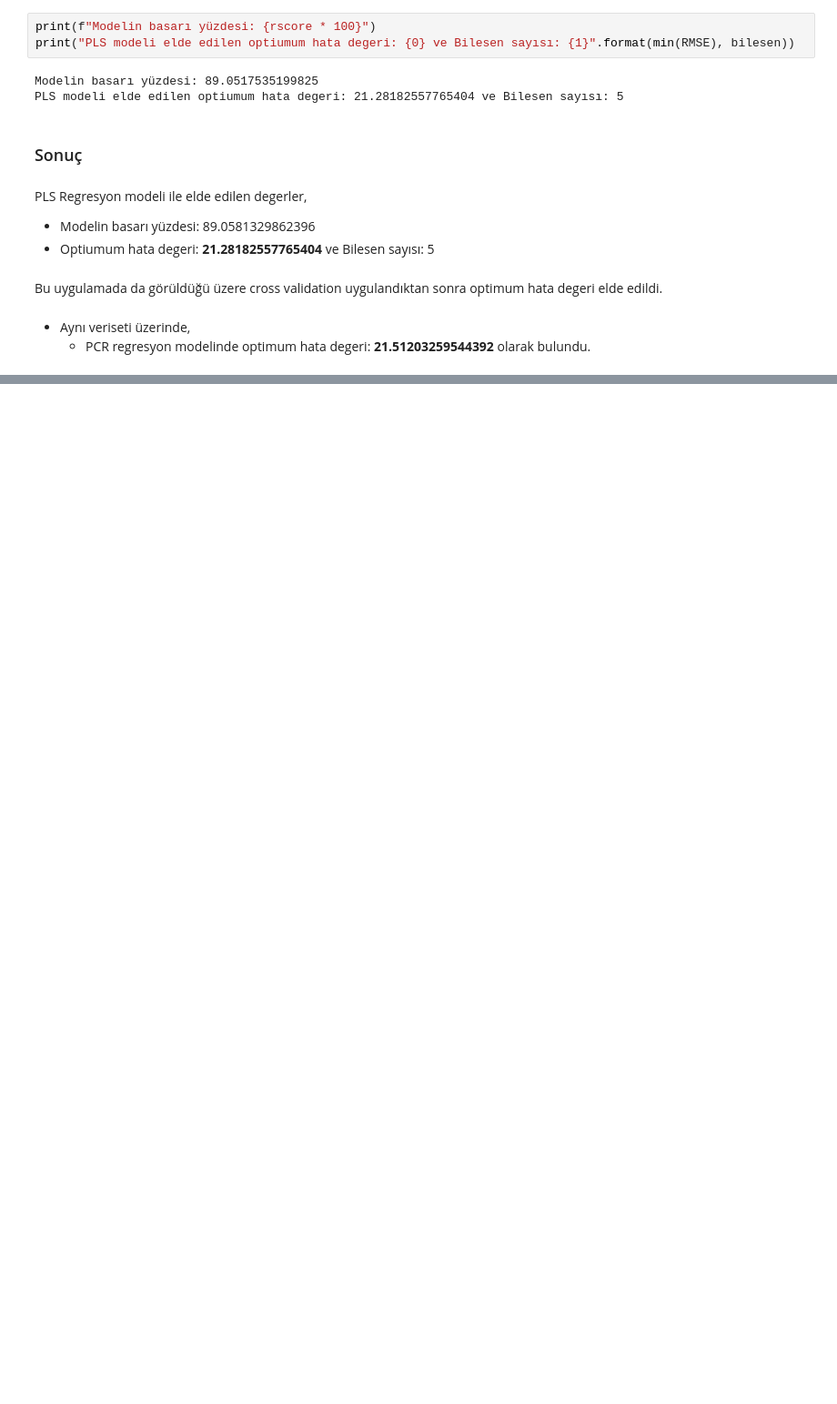
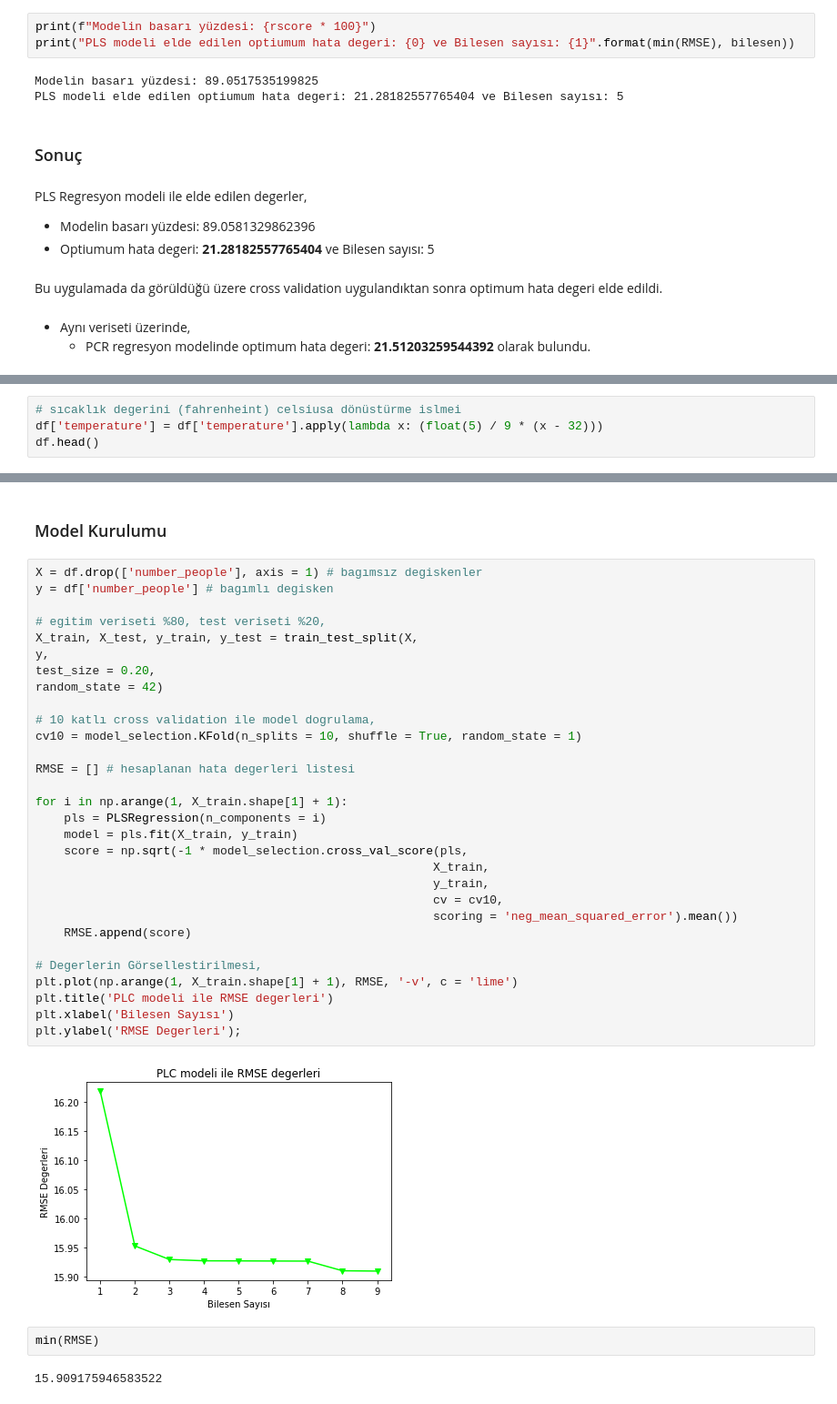
Before and after one commit to mrkizmaz/DataScience-and-MachineLearning, a Jupyter notebook: ML-Exercises/4-PLS.ipynb, the cells around one changed output, grey strips where cells are left out. Shown at 91% size. Cells and saved outputs as stored; diff of their text form; blank space fills up the shorter version.

```diff
--- a/ML-Exercises/4-PLS.ipynb
+++ b/ML-Exercises/4-PLS.ipynb
@@ -245,0 +341,4 @@ Bu uygulamada da görüldüğü üzere cross validation uygulandıktan sonra opt
+# %%
+# sıcaklık degerini (fahrenheint) celsiusa dönüstürme islmei
+df['temperature'] = df['temperature'].apply(lambda x: (float(5) / 9 * (x - 32)))
+df.head()
@@ -245,0 +373,38 @@ Bu uygulamada da görüldüğü üzere cross validation uygulandıktan sonra opt
+# %% [markdown]
+### Model Kurulumu
+# %%
+X = df.drop(['number_people'], axis = 1) # bagımsız degiskenler
+y = df['number_people'] # bagımlı degisken
+
+# egitim veriseti %80, test veriseti %20,
+X_train, X_test, y_train, y_test = train_test_split(X,
+y,
+test_size = 0.20,
+random_state = 42)
+
+# 10 katlı cross validation ile model dogrulama,
+cv10 = model_selection.KFold(n_splits = 10, shuffle = True, random_state = 1)
+
+RMSE = [] # hesaplanan hata degerleri listesi
+
+for i in np.arange(1, X_train.shape[1] + 1):
+    pls = PLSRegression(n_components = i)
+    model = pls.fit(X_train, y_train)
+    score = np.sqrt(-1 * model_selection.cross_val_score(pls,
+                                                        X_train,
+                                                        y_train,
+                                                        cv = cv10,
+                                                        scoring = 'neg_mean_squared_error').mean())
+    RMSE.append(score)
+
+# Degerlerin Görsellestirilmesi,
+plt.plot(np.arange(1, X_train.shape[1] + 1), RMSE, '-v', c = 'lime')
+plt.title('PLC modeli ile RMSE degerleri')
+plt.xlabel('Bilesen Sayısı')
+plt.ylabel('RMSE Degerleri');
+# %% [output]
+[figure, added]
+# %%
+min(RMSE)
+# %% [output]
+15.909175946583522
```
Also changed, not shown: parts of 18 cells of this notebook.
